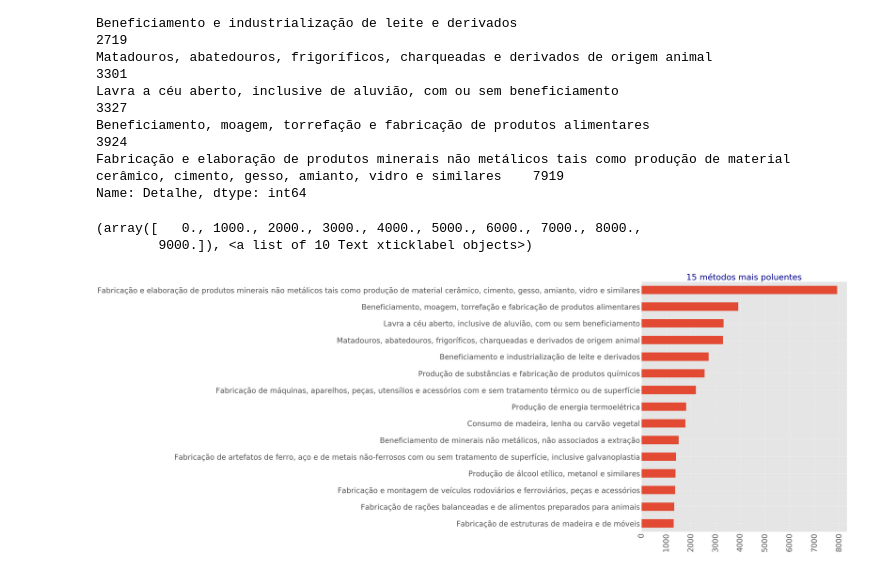
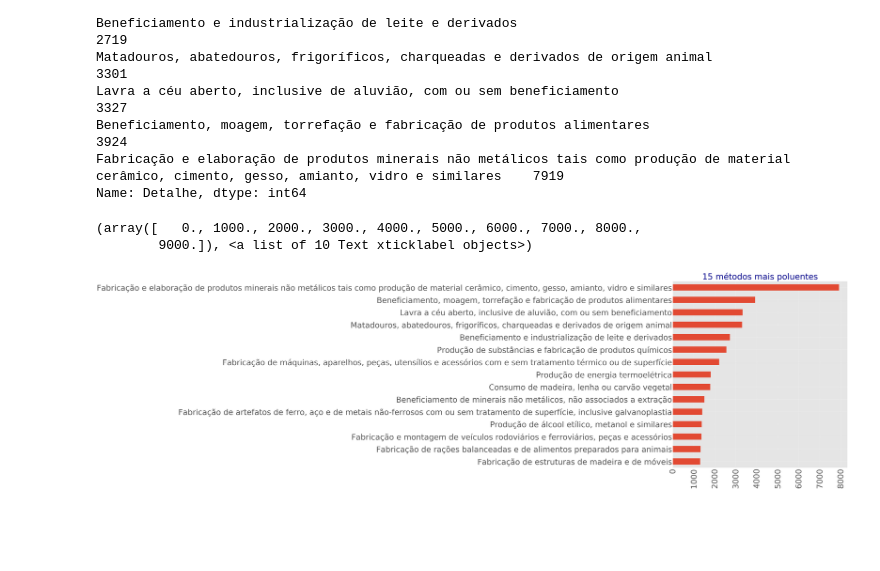
Before and after one commit to lrsonnewend/Emissao-Poluentes, a Jupyter notebook: analise_poluentes.ipynb, the cells around one changed output. Saved outputs shown, nothing was run; the diff lists cells and outputs as text; code cells hidden in the pictures; blank space fills up the shorter version.

```diff
--- a/analise_poluentes.ipynb
+++ b/analise_poluentes.ipynb
@@ -83,13 +120,13 @@ Fabricação e elaboração de produtos minerais não metálicos tais como produ
 Name: Detalhe, dtype: int64
 # %%
 plt.style.use("ggplot")
-metodoPolu.plot(kind='barh', subplots=True, label="", figsize=(20, 25), fontsize = 40)
-plt.title('15 métodos mais poluentes', fontsize = 45, color = 'darkblue')
+metodoPolu.plot(kind='barh', subplots=True, label="", figsize=(32, 35), fontsize = 80)
+plt.title('15 métodos mais poluentes', fontsize = 85, color = 'darkblue')
 plt.xticks(rotation=90)
 # %% [output]
 (array([   0., 1000., 2000., 3000., 4000., 5000., 6000., 7000., 8000.,
         9000.]), <a list of 10 Text xticklabel objects>)
-[figure, old version]
+[figure, new version]
 # %%
 municipioPolu = pd.value_counts(dados['Município'])
 municipioPolu = municipioPolu[:30].sort_values(ascending=[True])
```
Also changed, not shown: parts of 10 cells of this notebook.
